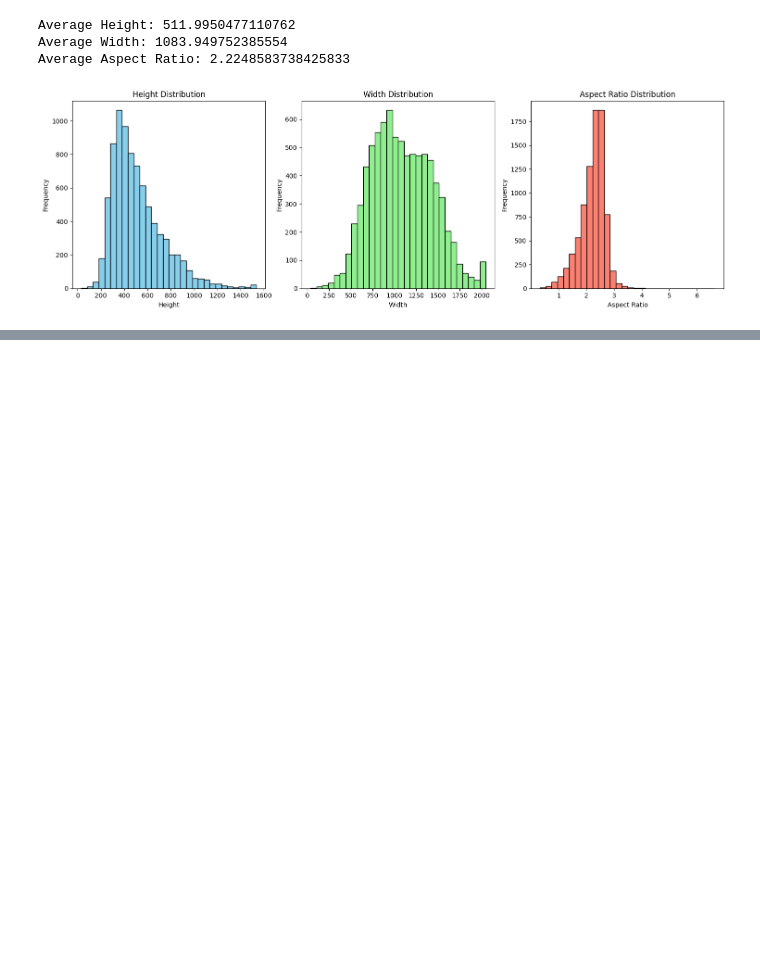
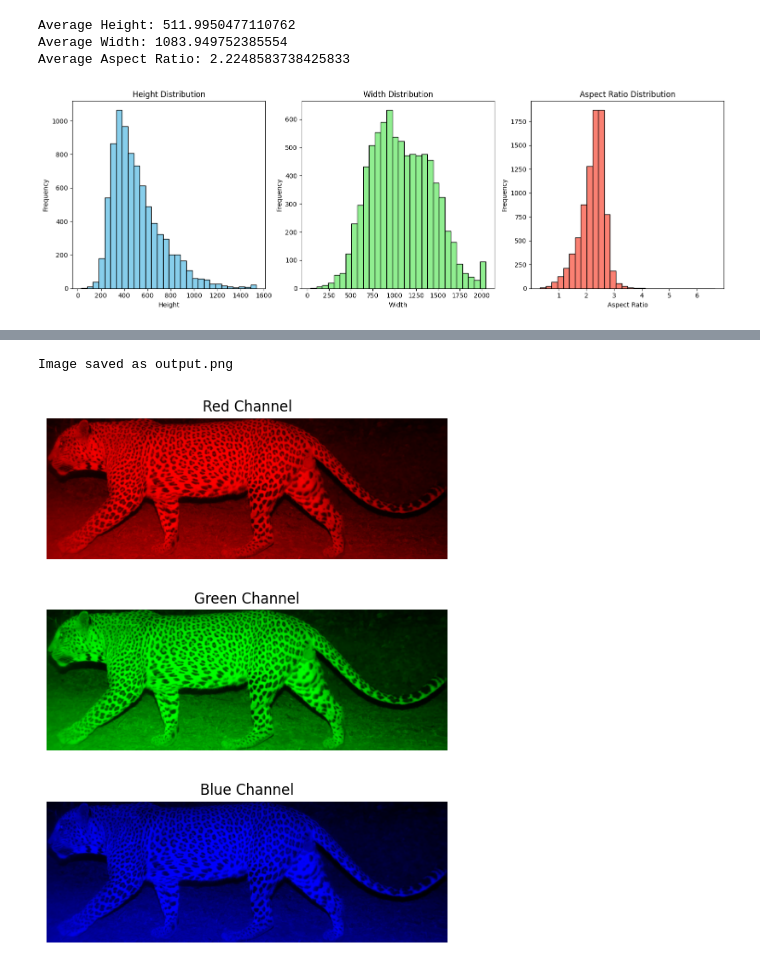
Before and after one commit to acse-dc1823/spotID, a Jupyter notebook: leopard_id/scripts_preprocessing/EDA.ipynb, the cells around one changed output, grey strips where cells are left out. Drawn from its saved outputs; the diff is of its cells as text; code cells hidden in the pictures; blank space fills up the shorter version.

```diff
--- a/leopard_id/scripts_preprocessing/EDA.ipynb
+++ b/leopard_id/scripts_preprocessing/EDA.ipynb
@@ -165,0 +216,60 @@ Average Aspect Ratio: 2.2248583738425833
+# %%
+hist_matching_path = "../data/histogram_matching/0_0_BG-01A-2019-02-05_05-10-44.jpg"
+binary_path = "../data/train_binary_output/BGL01_left/0_0_BG-01A-2019-02-05_05-10-44.jpg"
+
+def display_channels(hist_matching_path, binary_path=None, output_path='output.png'):
+    # Load the images
+    img = cv2.imread(hist_matching_path)
+    if binary_path is not None:
+        binary_img = cv2.imread(binary_path, cv2.IMREAD_GRAYSCALE)
+        fig, (ax1, ax2, ax3, ax4) = plt.subplots(4, 1, figsize=(5, 10))
+    else:
+        fig, (ax1, ax2, ax3) = plt.subplots(3, 1, figsize=(5, 7))
+
+    # Convert BGR to RGB (OpenCV loads images in BGR format)
+    img_rgb = cv2.cvtColor(img, cv2.COLOR_BGR2RGB)
+
+    # Create single-channel images
+    red_channel = np.zeros_like(img_rgb)
+    red_channel[:,:,0] = img_rgb[:,:,0]
+
+    green_channel = np.zeros_like(img_rgb)
+    green_channel[:,:,1] = img_rgb[:,:,1]
+
+    blue_channel = np.zeros_like(img_rgb)
+    blue_channel[:,:,2] = img_rgb[:,:,2]
+
+    # Display the Red channel
+    ax1.imshow(red_channel)
+    ax1.set_title('Red Channel')
+    ax1.axis('off')
+
+    # Display the Green channel
+    ax2.imshow(green_channel)
+    ax2.set_title('Green Channel')
+    ax2.axis('off')
+
+    # Display the Blue channel
+    ax3.imshow(blue_channel)
+    ax3.set_title('Blue Channel')
+    ax3.axis('off')
+
+    if binary_path is not None:
+        # Display the Binary image
+        ax4.imshow(binary_img, cmap='gray')
+        ax4.set_title('Edge Detection Channel')
+        ax4.axis('off')
+
+    # Adjust the layout
+    plt.tight_layout()
+
+    # Save the figure with high quality
+    plt.savefig(output_path, dpi=300, bbox_inches='tight', pad_inches=0.1)
+
+
+    print(f"Image saved as {output_path}")
+
+display_channels(hist_matching_path, binary_path=None)
+# %% [output]
+Image saved as output.png
+[figure, added]
```
Also changed, not shown: parts of 5 cells of this notebook.
